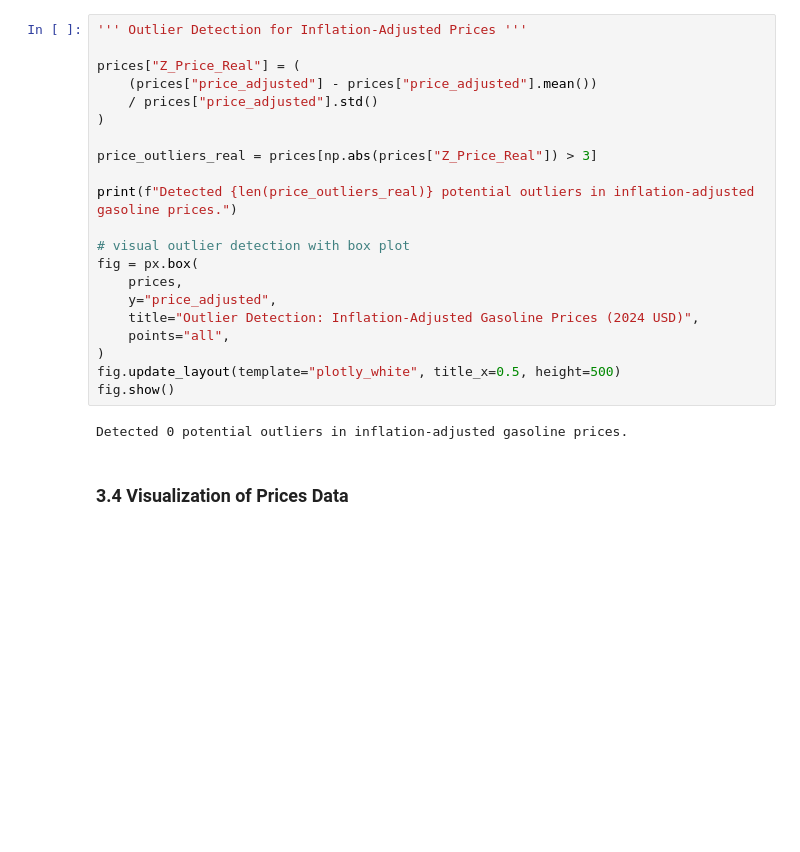
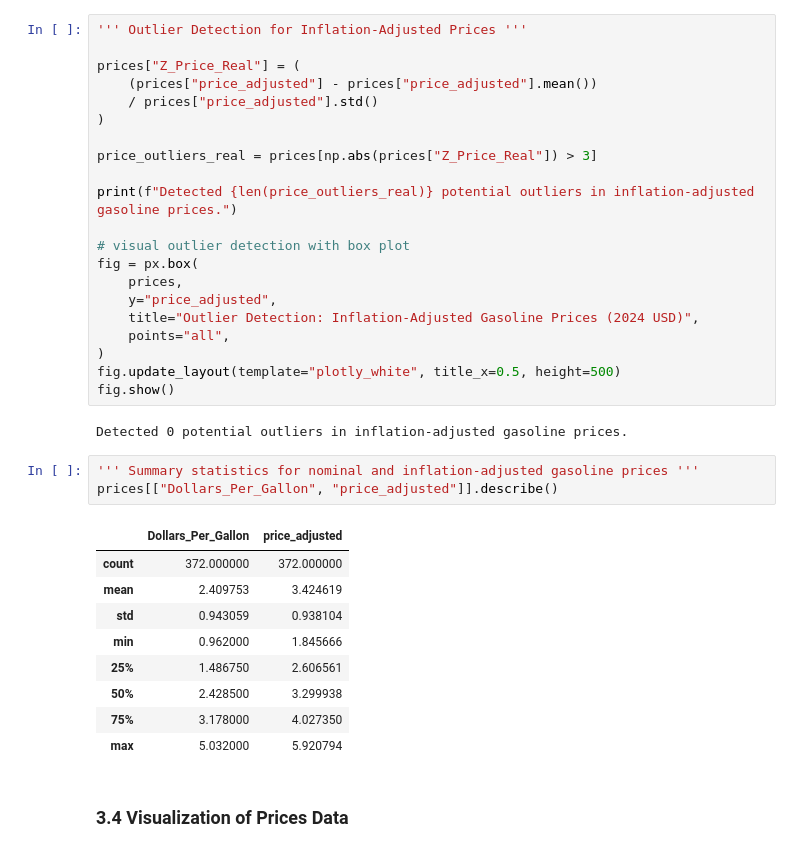
Before and after one commit to nikolasleeb/INFO511_FinalProject, a Jupyter notebook: EDA/EDA.ipynb, the cells around one changed output. Saved outputs shown, nothing was run; the diff lists cells and outputs as text; blank space fills up the shorter version.

Commit message:
added Summary statistics for nominal and inflation-adjusted gasoline prices

```diff
--- a/EDA/EDA.ipynb
+++ b/EDA/EDA.ipynb
@@ -798,6 +798,19 @@ fig.update_layout(template="plotly_white", title_x=0.5, height=500)
 fig.show()
 # %% [output]
 Detected 0 potential outliers in inflation-adjusted gasoline prices.
+# %%
+''' Summary statistics for nominal and inflation-adjusted gasoline prices '''
+prices[["Dollars_Per_Gallon", "price_adjusted"]].describe()
+# %% [output]
+|  | Dollars_Per_Gallon | price_adjusted |
+| count | 372.000000 | 372.000000 |
+| mean | 2.409753 | 3.424619 |
+| std | 0.943059 | 0.938104 |
+| min | 0.962000 | 1.845666 |
+| 25% | 1.486750 | 2.606561 |
+| 50% | 2.428500 | 3.299938 |
+| 75% | 3.178000 | 4.027350 |
+| max | 5.032000 | 5.920794 |
 # %% [markdown]
 ### 3.4 Visualization of Prices Data
 # %%
```
